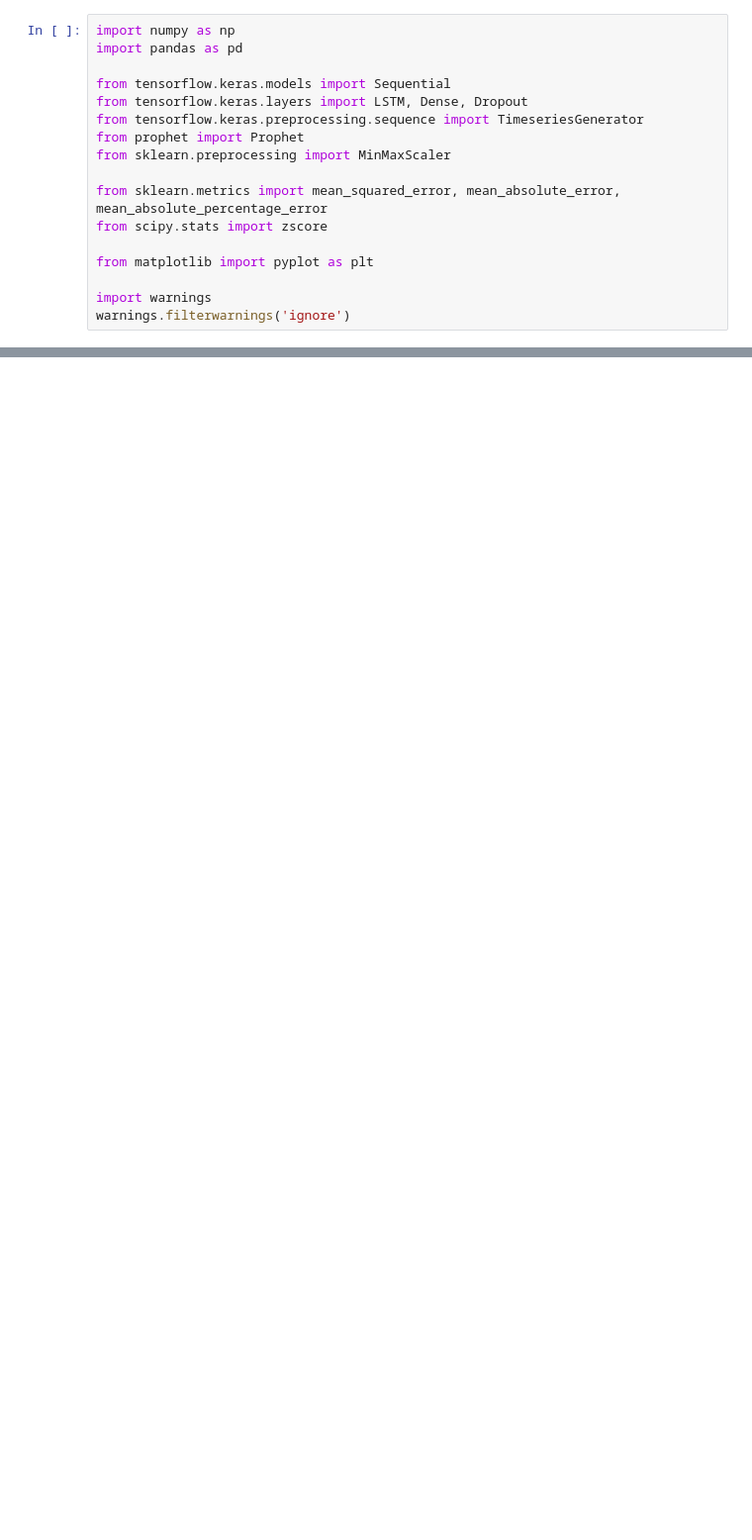
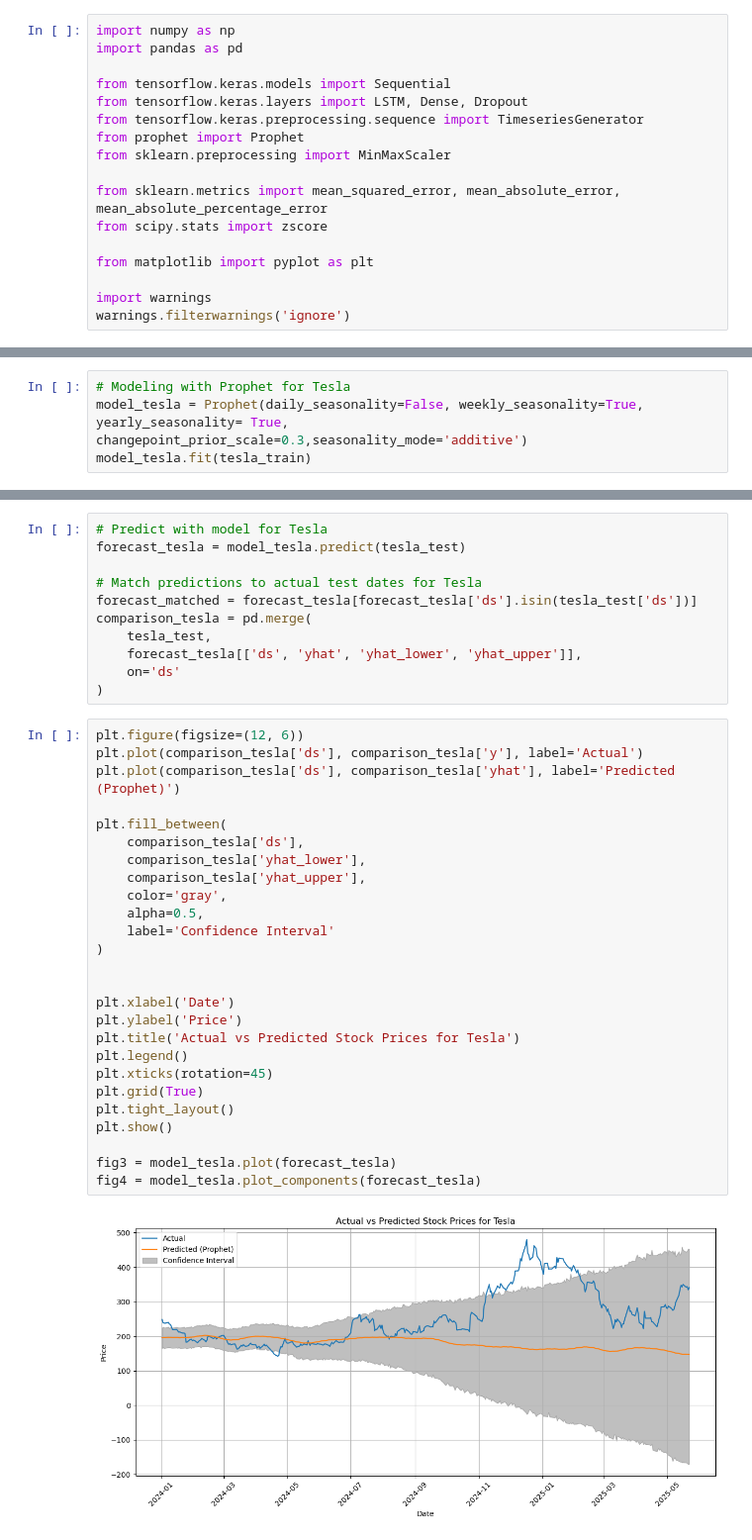
Before and after one commit to pe5kataa/LSTM---ARIMA---Prophet, a Jupyter notebook: 2.3_Prophet.ipynb, the cells around one changed output, grey strips where cells are left out. Shown at 99% size. Cells and saved outputs as stored; diff of their text form; blank space fills up the shorter version.

```diff
--- a/2.3_Prophet.ipynb
+++ b/2.3_Prophet.ipynb
@@ -89,0 +123,4 @@ plt.show()
+# %%
+# Modeling with Prophet for Tesla
+model_tesla = Prophet(daily_seasonality=False, weekly_seasonality=True, yearly_seasonality= True, changepoint_prior_scale=0.3,seasonality_mode='additive')
+model_tesla.fit(tesla_train)
@@ -89,0 +131,39 @@ plt.show()
+# %%
+# Predict with model for Tesla
+forecast_tesla = model_tesla.predict(tesla_test)
+
+# Match predictions to actual test dates for Tesla
+forecast_matched = forecast_tesla[forecast_tesla['ds'].isin(tesla_test['ds'])]
+comparison_tesla = pd.merge(
+    tesla_test,
+    forecast_tesla[['ds', 'yhat', 'yhat_lower', 'yhat_upper']],
+    on='ds'
+)
+# %%
+plt.figure(figsize=(12, 6))
+plt.plot(comparison_tesla['ds'], comparison_tesla['y'], label='Actual')
+plt.plot(comparison_tesla['ds'], comparison_tesla['yhat'], label='Predicted (Prophet)')
+
+plt.fill_between(
+    comparison_tesla['ds'],
+    comparison_tesla['yhat_lower'],
+    comparison_tesla['yhat_upper'],
+    color='gray',
+    alpha=0.5,
+    label='Confidence Interval'
+)
+
+
+plt.xlabel('Date')
+plt.ylabel('Price')
+plt.title('Actual vs Predicted Stock Prices for Tesla')
+plt.legend()
+plt.xticks(rotation=45)
+plt.grid(True)
+plt.tight_layout()
+plt.show()
+
+fig3 = model_tesla.plot(forecast_tesla)
+fig4 = model_tesla.plot_components(forecast_tesla)
+# %% [output]
+[figure, added]
```
Also changed, not shown: parts of 10 cells of this notebook.
